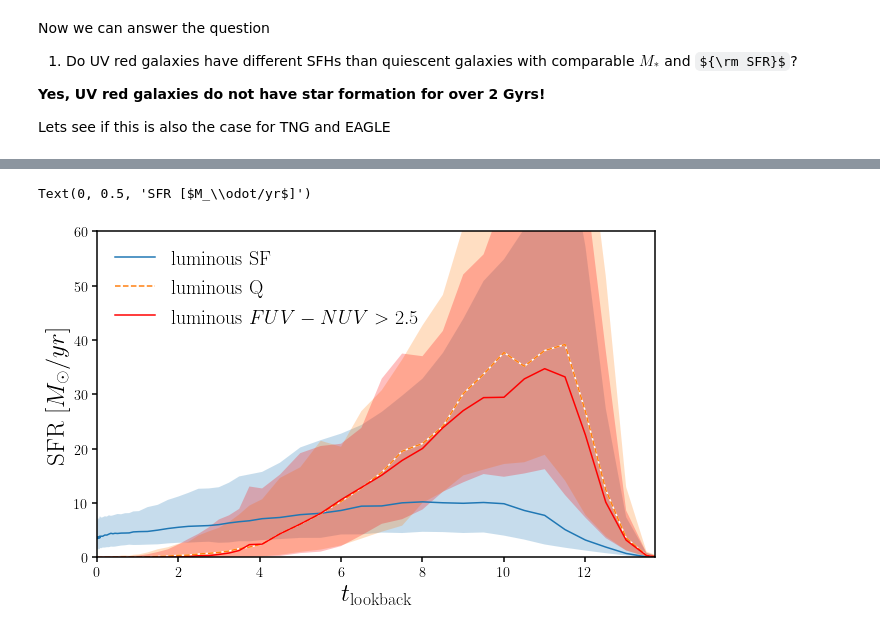
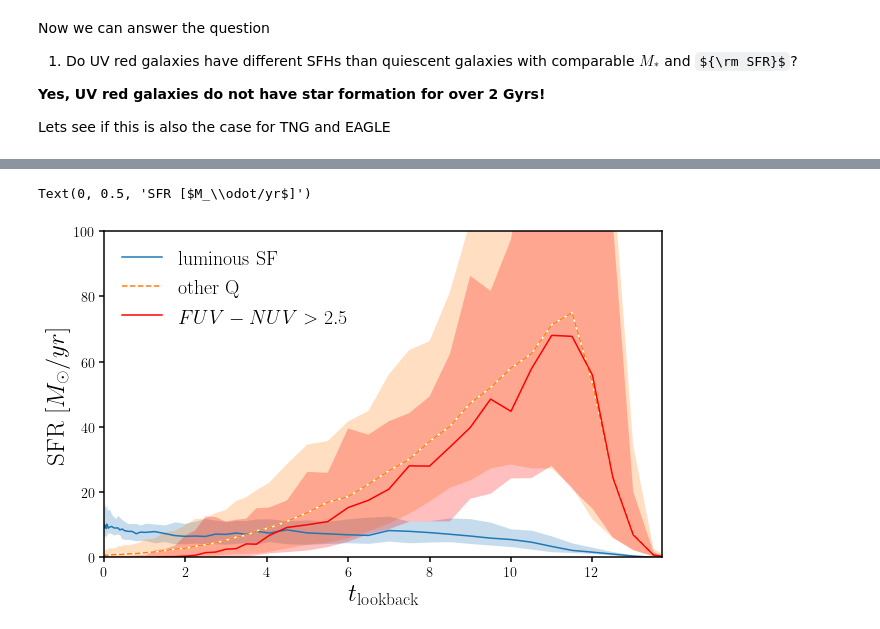
Before and after one commit to IQcollaboratory/galpopFM, a Jupyter notebook: nb/uv_red_sfh.ipynb, the cells around one changed output, grey strips where cells are left out. Saved outputs shown, nothing was run; the diff lists cells and outputs as text; code cells hidden in the pictures; some formulas as TeX source.

```diff
--- a/nb/uv_red_sfh.ipynb
+++ b/nb/uv_red_sfh.ipynb
@@ -142,4 +168,6 @@ R_tng = measureObs.AbsMag_sed(sed_tng['wave'], sed_tng['sed_noneb'], band='r_sds
+# %%
+cuts_tng = (R_tng < -20) & (FUV_tng < -13.5) & (NUV_tng < -14.0)
 # %%
-uv_red_tng = (FUV_tng - NUV_tng) > 2.5
+uv_red_tng = cuts_tng & ((FUV_tng - NUV_tng) > 2.5)
 print('%i UV red galaxies in TNG' % np.sum(uv_red_tng))
 # %% [output]
@@ -147,3 +175,6 @@ print('%i UV red galaxies in TNG' % np.sum(uv_red_tng))
+# %%
+sf_lum_tng = cuts_tng & (R_tng < -22) & (logssfr_tng > -10)
+q_other_tng = cuts_tng & (R_tng < -22) & (G_tng - R_tng > 0.6) & ~uv_red_tng
 # %%
 fig = plt.figure(figsize=(6,6))
 sub = fig.add_subplot(111)
@@ -198,26 +223,25 @@ sub.set_yscale('log')
 # %%
-sfr_t_tng = np.sum(sfh_tng['SFRH'], axis=2)
-sfr_t_lum_sf_tng = np.quantile(sfr_t_tng[lum_sf_tng,:], [0.16, 0.50, 0.84], axis=0)
-sfr_t_lum_uv_red_tng = np.quantile(sfr_t_tng[lum_uv_red_tng,:], [0.16, 0.50, 0.84], axis=0)
-sfr_t_lum_q_cont_tng = np.quantile(sfr_t_tng[lum_q_cont_tng,:], [0.16, 0.50, 0.84], axis=0)
+sfr_t_uv_red_tng = np.quantile(sfr_t_tng[uv_red_tng,:], [0.16, 0.50, 0.84], axis=0)
+sfr_t_q_other_tng = np.quantile(sfr_t_tng[q_other_tng,:], [0.16, 0.50, 0.84], axis=0)
+sfr_t_sf_lum_tng = np.quantile(sfr_t_tng[sf_lum_tng,:], [0.16, 0.50, 0.84], axis=0)
 # %%
 fig = plt.figure(figsize=(10,6))
 sub = fig.add_subplot(111)
 
-sub.fill_between(0.5 * (t_sfh_low + t_sfh_high), sfr_t_lum_sf_tng[0], sfr_t_lum_sf_tng[2], color='C0', linewidth=0, alpha=0.25)
-sub.plot(0.5 * (t_sfh_low + t_sfh_high), sfr_t_lum_sf_tng[1], c='C0', label='luminous SF')
+sub.fill_between(0.5 * (t_sfh_low + t_sfh_high), sfr_t_sf_lum_tng[0], sfr_t_sf_lum_tng[2], color='C0', linewidth=0, alpha=0.25)
+sub.plot(0.5 * (t_sfh_low + t_sfh_high), sfr_t_sf_lum_tng[1], c='C0', label='luminous SF')
 
-sub.fill_between(0.5 * (t_sfh_low + t_sfh_high), sfr_t_lum_q_cont_tng[0], sfr_t_lum_q_cont_tng[2], color='C1', linewidth=0, alpha=0.25)
-sub.plot(0.5 * (t_sfh_low + t_sfh_high), sfr_t_lum_q_cont_tng[1], c='white', linestyle='-')
-sub.plot(0.5 * (t_sfh_low + t_sfh_high), sfr_t_lum_q_cont_tng[1], c='C1', linestyle='--', label='luminous Q')
+sub.fill_between(0.5 * (t_sfh_low + t_sfh_high), sfr_t_q_other_tng[0], sfr_t_q_other_tng[2], color='C1', linewidth=0, alpha=0.25)
+sub.plot(0.5 * (t_sfh_low + t_sfh_high), sfr_t_q_other_tng[1], c='white', linestyle='-')
+sub.plot(0.5 * (t_sfh_low + t_sfh_high), sfr_t_q_other_tng[1], c='C1', linestyle='--', label='other Q')
 
-sub.fill_between(0.5 * (t_sfh_low + t_sfh_high), sfr_t_lum_uv_red_tng[0], sfr_t_lum_uv_red_tng[2], color='r', linewidth=0, alpha=0.25)
-sub.plot(0.5 * (t_sfh_low + t_sfh_high), sfr_t_lum_uv_red_tng[1], c='r', label='luminous $FUV-NUV > 2.5$')
+sub.fill_between(0.5 * (t_sfh_low + t_sfh_high), sfr_t_uv_red_tng[0], sfr_t_uv_red_tng[2], color='r', linewidth=0, alpha=0.25)
+sub.plot(0.5 * (t_sfh_low + t_sfh_high), sfr_t_uv_red_tng[1], c='r', label='$FUV-NUV > 2.5$')
 sub.legend(loc='upper left', fontsize=20)
 sub.set_xlim(0, 13.7)
 sub.set_xlabel(r'$t_{\rm lookback}$', fontsize=25)
-sub.set_ylim(0., 60.)
+sub.set_ylim(0., 100.)
 sub.set_ylabel(r'SFR [$M_\odot/yr$]', fontsize=25)
 # %% [output]
 Text(0, 0.5, 'SFR [$M_\\odot/yr$]')
-[figure, old version]
+[figure, new version]
```
Also changed, not shown: parts of 25 cells of this notebook.
